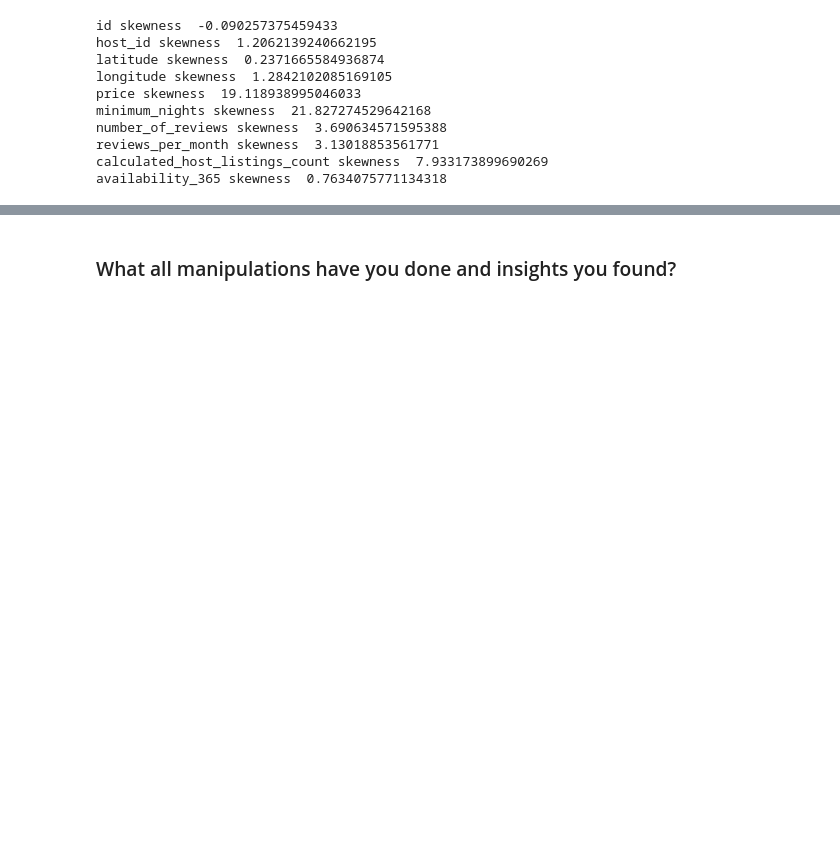
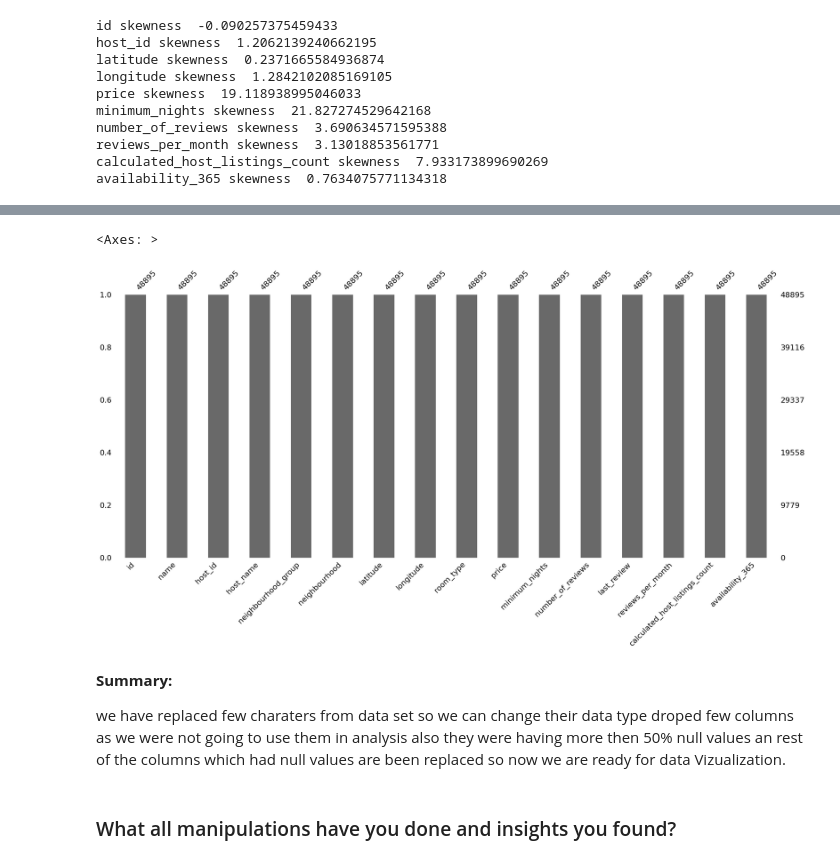
Before and after one commit to dipakpatil2001/D-SCIENCE, a Jupyter notebook: Air_Bnb_DP_.ipynb, the cells around one changed output, grey strips where cells are left out. Saved outputs shown, nothing was run; the diff lists cells and outputs as text; code cells hidden in the pictures; blank space fills up the shorter version.

```diff
--- a/Air_Bnb_DP_.ipynb
+++ b/Air_Bnb_DP_.ipynb
@@ -366,0 +382,5 @@ availability_365 skewness  0.7634075771134318
+# %%
+#filling null values for numeric feature
+for i in numerical_features:
+  df1[i].fillna(df1[i].median(), inplace=True)       #using fillna function to fill null values
+df1
@@ -366,0 +421,5 @@ availability_365 skewness  0.7634075771134318
+# %%
+#filling null values for v=catagorical data
+df1["name"].fillna(df1["name"].mode()[0], inplace=True)         #replacing null values by mode using fillna function
+df1["host_name"].fillna(df1["host_name"].mode()[0], inplace=True)
+df1["last_review"].fillna(df1["last_review"].mode()[0], inplace=True)
@@ -367,3 +446,13 @@ availability_365 skewness  0.7634075771134318
+# %%
+# Visualizing the missing values after data cleaning and filling null values
+msno.bar(df1) #ploting bar plot using missingno library
+# %% [output]
+<Axes: >
+[figure, added]
+# %% [markdown]
+**Summary:**
+
+we have replaced few charaters from data set so we can change their data type droped few columns as we were not going to use them in analysis also they were having more then 50% null values an rest of the columns which had null values are been replaced so now we are ready for data Vizualization.
 # %% [markdown]
 ### What all manipulations have you done and insights you found?
 # %% [markdown]
```
Also changed, not shown: parts of 4 cells of this notebook.
